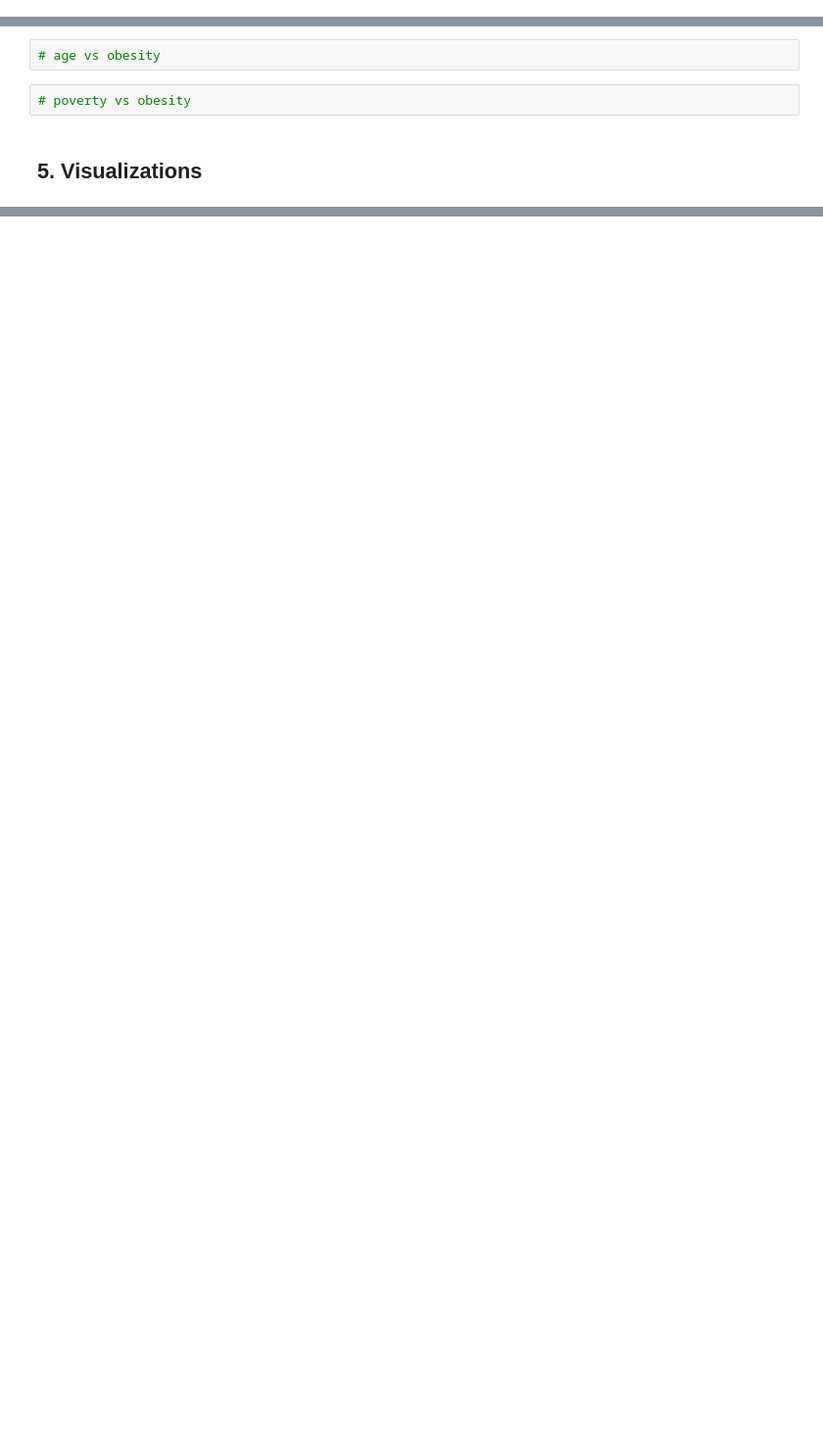
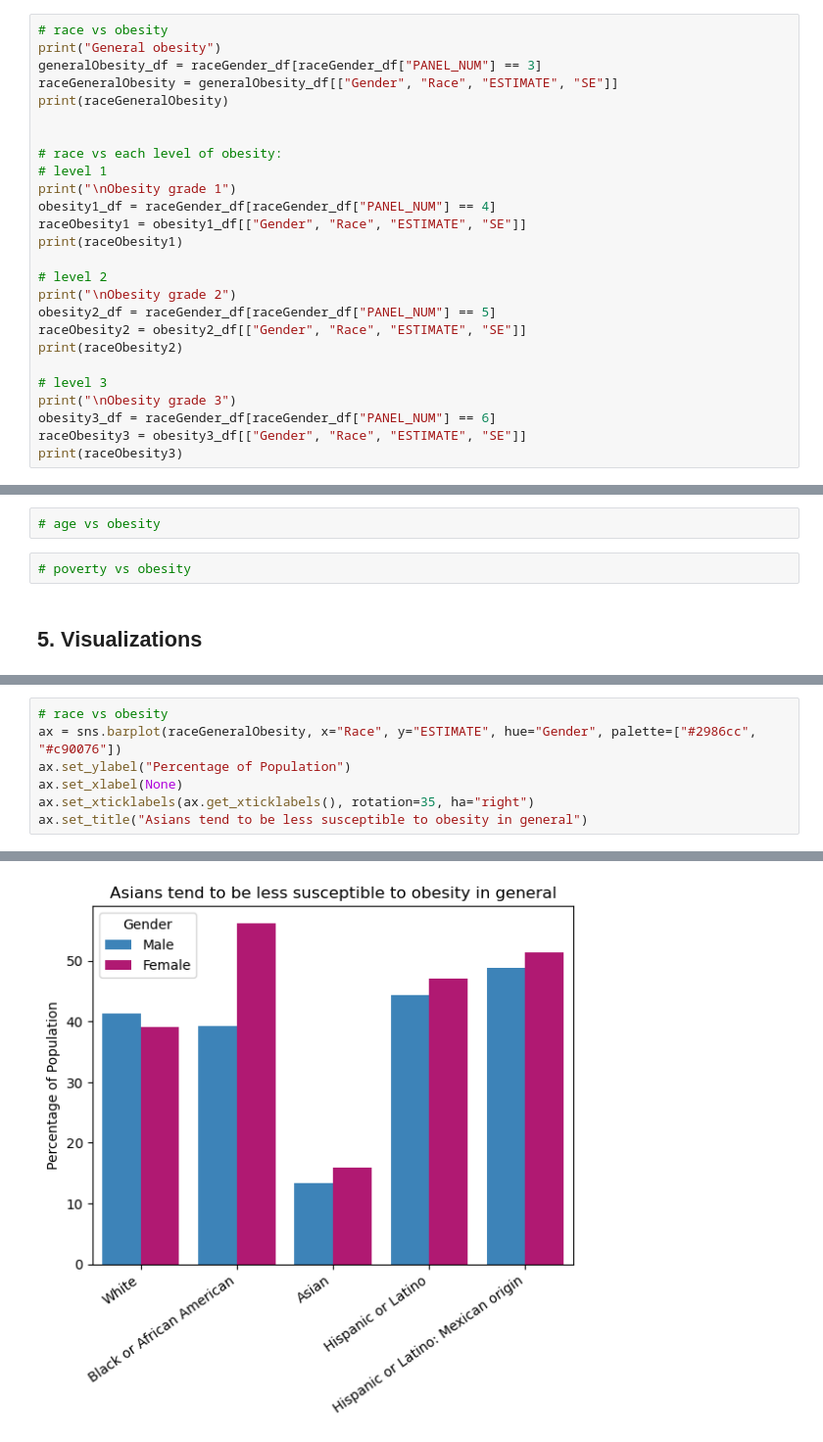
Before and after one commit to rafaymk02/Obesity-Factors-Analysis-US-, a Jupyter notebook: obesity_analysis.ipynb, the cells around one changed output, grey strips where cells are left out. Shown at 98% size. Drawn from its saved outputs; the diff is of its cells as text; blank space fills up the shorter version.

```diff
--- a/obesity_analysis.ipynb
+++ b/obesity_analysis.ipynb
@@ -183,0 +216,26 @@ Plan:
+# %%
+# race vs obesity
+print("General obesity")
+generalObesity_df = raceGender_df[raceGender_df["PANEL_NUM"] == 3]
+raceGeneralObesity = generalObesity_df[["Gender", "Race", "ESTIMATE", "SE"]]
+print(raceGeneralObesity)
+
+
+# race vs each level of obesity:
+# level 1
+print("\nObesity grade 1")
+obesity1_df = raceGender_df[raceGender_df["PANEL_NUM"] == 4]
+raceObesity1 = obesity1_df[["Gender", "Race", "ESTIMATE", "SE"]]
+print(raceObesity1)
+
+# level 2
+print("\nObesity grade 2")
+obesity2_df = raceGender_df[raceGender_df["PANEL_NUM"] == 5]
+raceObesity2 = obesity2_df[["Gender", "Race", "ESTIMATE", "SE"]]
+print(raceObesity2)
+
+# level 3
+print("\nObesity grade 3")
+obesity3_df = raceGender_df[raceGender_df["PANEL_NUM"] == 6]
+raceObesity3 = obesity3_df[["Gender", "Race", "ESTIMATE", "SE"]]
+print(raceObesity3)
@@ -189,0 +268,8 @@ Plan:
+# %%
+# race vs obesity
+ax = sns.barplot(raceGeneralObesity, x="Race", y="ESTIMATE", hue="Gender", palette=["#2986cc", "#c90076"])
+ax.set_ylabel("Percentage of Population")
+ax.set_xlabel(None)
+ax.set_xticklabels(ax.get_xticklabels(), rotation=35, ha="right")
+ax.set_title("Asians tend to be less susceptible to obesity in general")
+# %% [output]
@@ -189,0 +277 @@ Plan:
+[figure, added]
```
Also changed, not shown: parts of 11 cells of this notebook.
